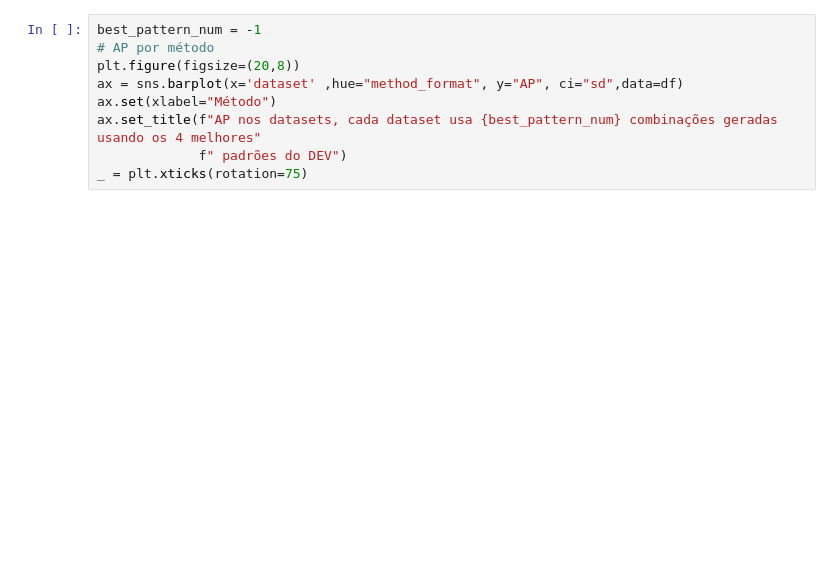
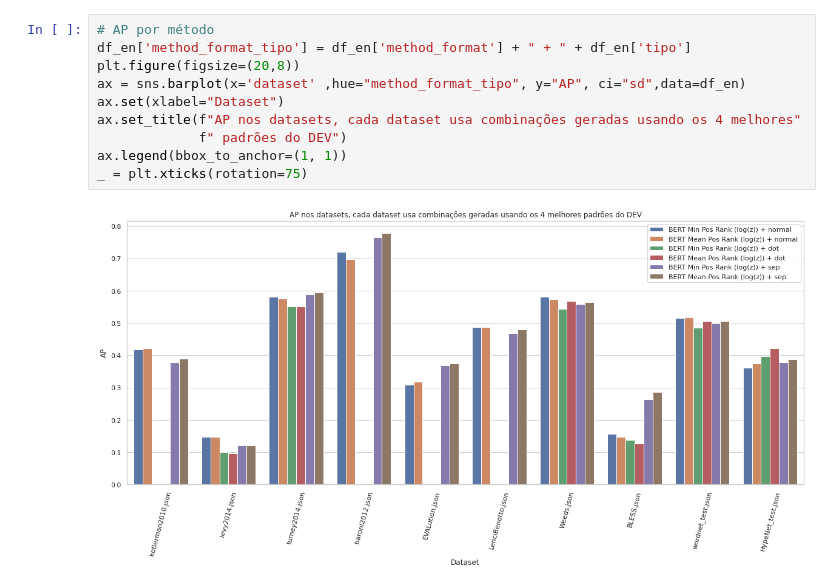
Before and after one commit to eraldoluis/hyper_bert, a Jupyter notebook: nb/english/datasets_dot_sep_normal.ipynb, the cells around one changed output. Cells and saved outputs as stored; diff of their text form; blank space fills up the shorter version.

```diff
--- a/nb/english/datasets_dot_sep_normal.ipynb
+++ b/nb/english/datasets_dot_sep_normal.ipynb
@@ -188,11 +178,14 @@ for dataset_name in dfs.keys():
 # %%
-best_pattern_num = -1
 # AP por método
+df_en['method_format_tipo'] = df_en['method_format'] + " + " + df_en['tipo']
 plt.figure(figsize=(20,8))
-ax = sns.barplot(x='dataset' ,hue="method_format", y="AP", ci="sd",data=df)
-ax.set(xlabel="Método")
-ax.set_title(f"AP nos datasets, cada dataset usa {best_pattern_num} combinações geradas usando os 4 melhores"
+ax = sns.barplot(x='dataset' ,hue="method_format_tipo", y="AP", ci="sd",data=df_en)
+ax.set(xlabel="Dataset")
+ax.set_title(f"AP nos datasets, cada dataset usa combinações geradas usando os 4 melhores"
              f" padrões do DEV")
+ax.legend(bbox_to_anchor=(1, 1))
 _ = plt.xticks(rotation=75)
+# %% [output]
+[figure, added]
 # %%
 # print contagem
```
Also changed, not shown: parts of 7 cells of this notebook, 1 other file.
